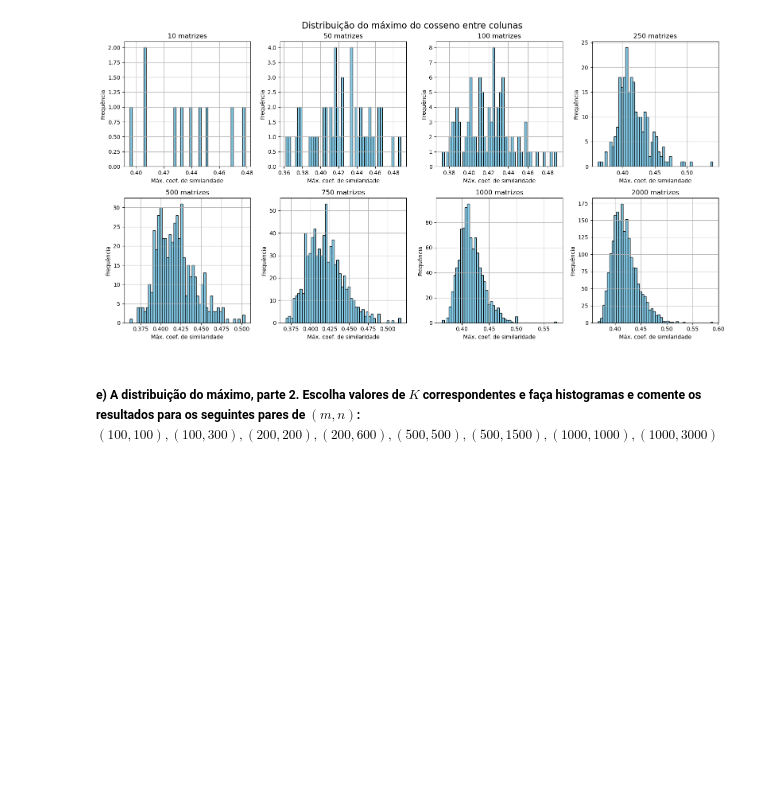
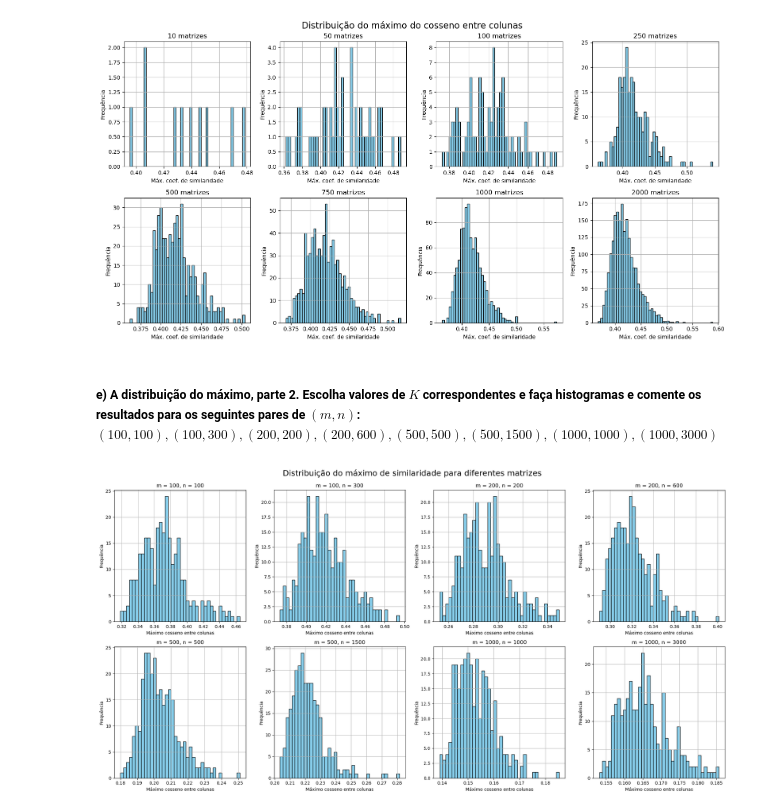
Before and after one commit to ADrielFariads/Projeto4_ALN, a Jupyter notebook: temp.ipynb, the cells around one changed output. Saved outputs shown, nothing was run; the diff lists cells and outputs as text; code cells hidden in the pictures; blank space fills up the shorter version.

```diff
--- a/temp.ipynb
+++ b/temp.ipynb
@@ -119,16 +137,18 @@ np.random.seed(0)
 
 
 def max_cos(A):
-    n = A.shape[1]
-    max_val = 0
-    for i in range(n):
-        for j in range(i + 1, n):
-            dp = abs(np.dot(A[:, i], A[:, j]))
-            norm_prod = np.linalg.norm(A[:, i]) * np.linalg.norm(A[:, j])
-            val = dp / norm_prod
-            if val > max_val:
-                max_val = val
-    return max_val
+    # Normaliza as colunas (cada coluna vira um vetor unitário)
+    A_norm = A / np.linalg.norm(A, axis=0, keepdims=True)
+
+    # Produto interno entre todas as colunas normalizadas
+    G = np.dot(A_norm.T, A_norm)  # matriz de Gram dos vetores unitários
+
+    # Elimina diagonal (produtos Ai · Ai = 1)
+    np.fill_diagonal(G, 0)
+
+    # Retorna o maior valor absoluto (não precisa do abs pois já é positivo)
+    return np.max(np.abs(G))
+
 
 results = []
 
@@ -171,30 +206,32 @@ plt.show()
 ##### e) **A distribuição do máximo, parte 2.** Escolha valores de $K$ correspondentes e faça histogramas e comente os resultados para os seguintes pares de $(m,n)$: $(100,100), (100, 300), (200, 200), (200, 600), (500,500), (500, 1500), (1000, 1000), (1000, 3000)$
 # %%
 np.random.seed(0)
-k = 500
+k = 300
 values_of_mn = [
     (100, 100), (100, 300),
     (200, 200), (200, 600),
     (500, 500), (500, 1500),
     (1000, 1000), (1000, 3000)
 ]
 
 
 fig, axes = plt.subplots(2, 4, figsize=(20, 10))
 
 for i, (m, n) in enumerate(values_of_mn):
     results = []
     for _ in range(k):
         A = np.random.randn(m, n)
         results.append(max_cos(A))
 
     ax = axes[i // 4][i % 4]
     ax.hist(results, bins=40, edgecolor='black', color='skyblue')
     ax.set_title(f'm = {m}, n = {n}')
     ax.set_xlabel('Máximo cosseno entre colunas')
-    ax.set_ylabel('Densidade')
+    ax.set_ylabel('Frequência')
     ax.grid(True)
 
 plt.tight_layout()
 plt.suptitle('Distribuição do máximo de similaridade para diferentes matrizes', fontsize=18, y=1.03)
 plt.show()
+# %% [output]
+[figure, added]
```
Also changed, not shown: parts of 5 cells of this notebook.
